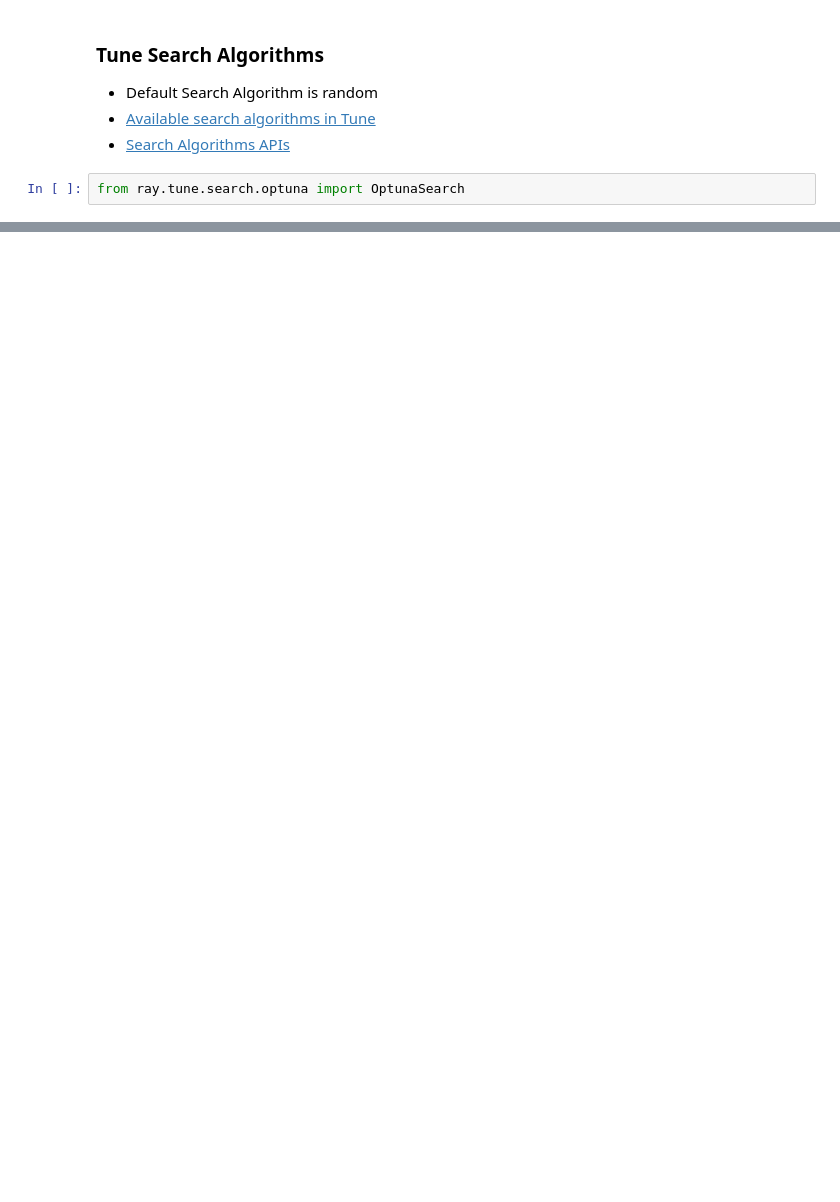
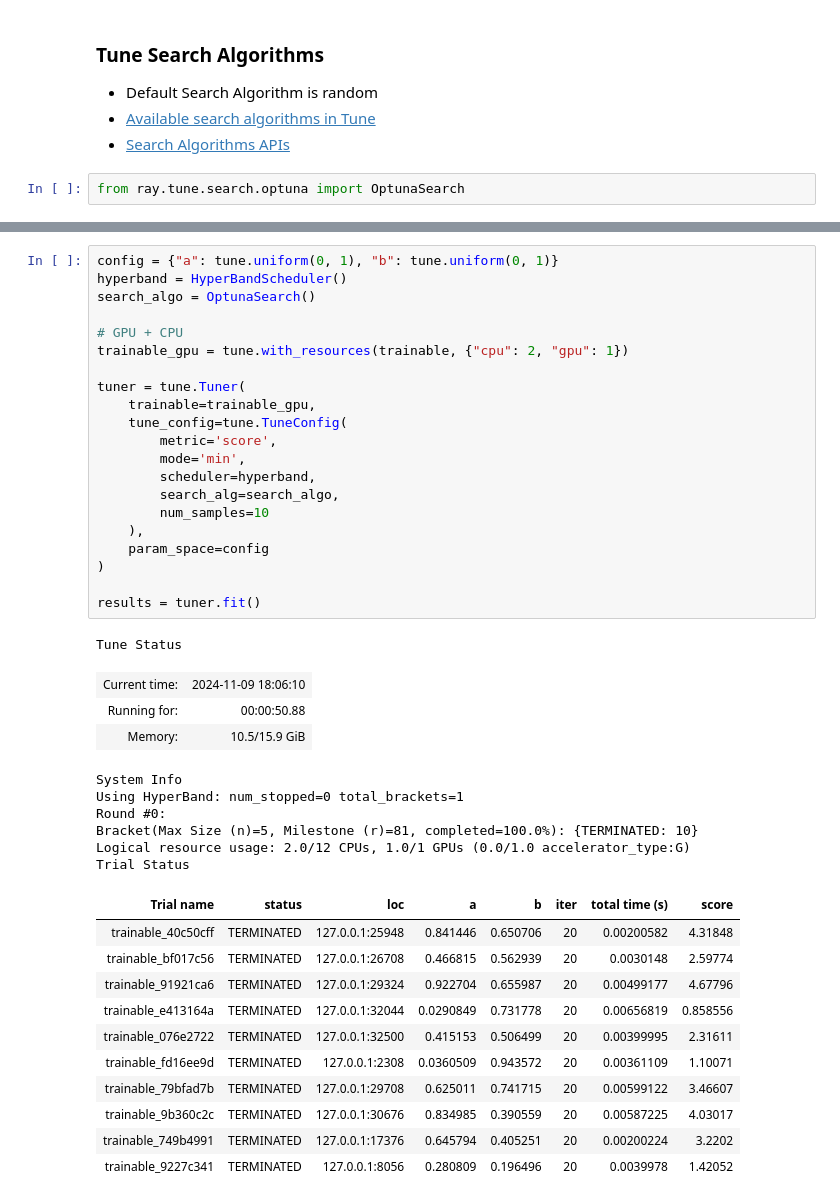
Before and after one commit to Spin8Cycle/diabHI, a Jupyter notebook: scaling/ray/tune/ray_tune.ipynb, the cells around one changed output, grey strips where cells are left out. Drawn from its saved outputs; the diff is of its cells as text; blank space fills up the shorter version.

```diff
--- a/scaling/ray/tune/ray_tune.ipynb
+++ b/scaling/ray/tune/ray_tune.ipynb
@@ -267,0 +452,43 @@ results.get_dataframe()
+# %%
+config = {"a": tune.uniform(0, 1), "b": tune.uniform(0, 1)}
+hyperband = HyperBandScheduler()
+search_algo = OptunaSearch()
+
+# GPU + CPU
+trainable_gpu = tune.with_resources(trainable, {"cpu": 2, "gpu": 1})
+
+tuner = tune.Tuner(
+    trainable=trainable_gpu,
+    tune_config=tune.TuneConfig(
+        metric='score',
+        mode='min',
+        scheduler=hyperband,
+        search_alg=search_algo,
+        num_samples=10
+    ),
+    param_space=config
+)
+
+results = tuner.fit()
+# %% [output]
+Tune Status
+| Current time: | 2024-11-09 18:06:10 |
+| Running for: | 00:00:50.88 |
+| Memory: | 10.5/15.9 GiB |
+System Info
+Using HyperBand: num_stopped=0 total_brackets=1
+Round #0:
+Bracket(Max Size (n)=5, Milestone (r)=81, completed=100.0%): {TERMINATED: 10}
+Logical resource usage: 2.0/12 CPUs, 1.0/1 GPUs (0.0/1.0 accelerator_type:G)
+Trial Status
+| Trial name | status | loc | a | b | iter | total time (s) | score |
+| trainable_40c50cff | TERMINATED | 127.0.0.1:25948 | 0.841446 | 0.650706 | 20 | 0.00200582 | 4.31848 |
+| trainable_bf017c56 | TERMINATED | 127.0.0.1:26708 | 0.466815 | 0.562939 | 20 | 0.0030148 | 2.59774 |
+| trainable_91921ca6 | TERMINATED | 127.0.0.1:29324 | 0.922704 | 0.655987 | 20 | 0.00499177 | 4.67796 |
+| trainable_e413164a | TERMINATED | 127.0.0.1:32044 | 0.0290849 | 0.731778 | 20 | 0.00656819 | 0.858556 |
+| trainable_076e2722 | TERMINATED | 127.0.0.1:32500 | 0.415153 | 0.506499 | 20 | 0.00399995 | 2.31611 |
+| trainable_fd16ee9d | TERMINATED | 127.0.0.1:2308 | 0.0360509 | 0.943572 | 20 | 0.00361109 | 1.10071 |
+| trainable_79bfad7b | TERMINATED | 127.0.0.1:29708 | 0.625011 | 0.741715 | 20 | 0.00599122 | 3.46607 |
+| trainable_9b360c2c | TERMINATED | 127.0.0.1:30676 | 0.834985 | 0.390559 | 20 | 0.00587225 | 4.03017 |
+| trainable_749b4991 | TERMINATED | 127.0.0.1:17376 | 0.645794 | 0.405251 | 20 | 0.00200224 | 3.2202 |
+| trainable_9227c341 | TERMINATED | 127.0.0.1:8056 | 0.280809 | 0.196496 | 20 | 0.0039978 | 1.42052 |
```
Also changed, not shown: parts of 50 cells of this notebook, 1 other file.
